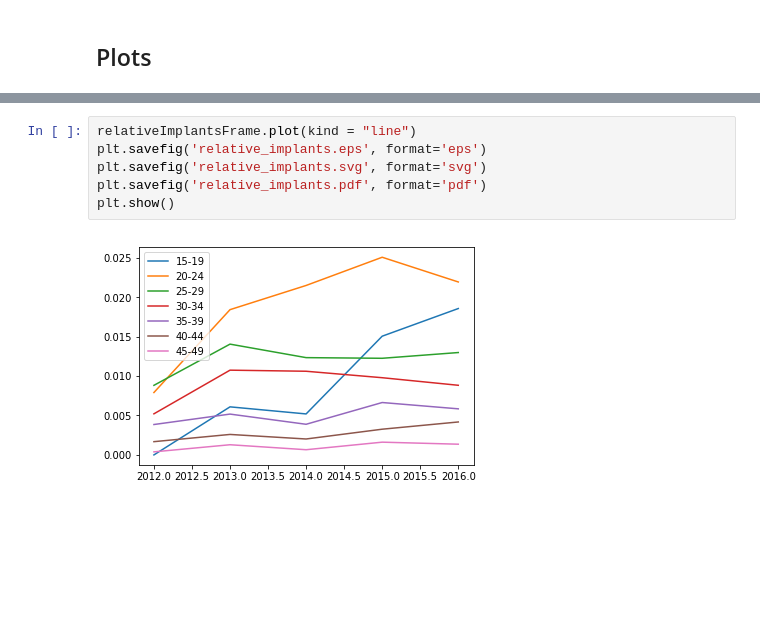
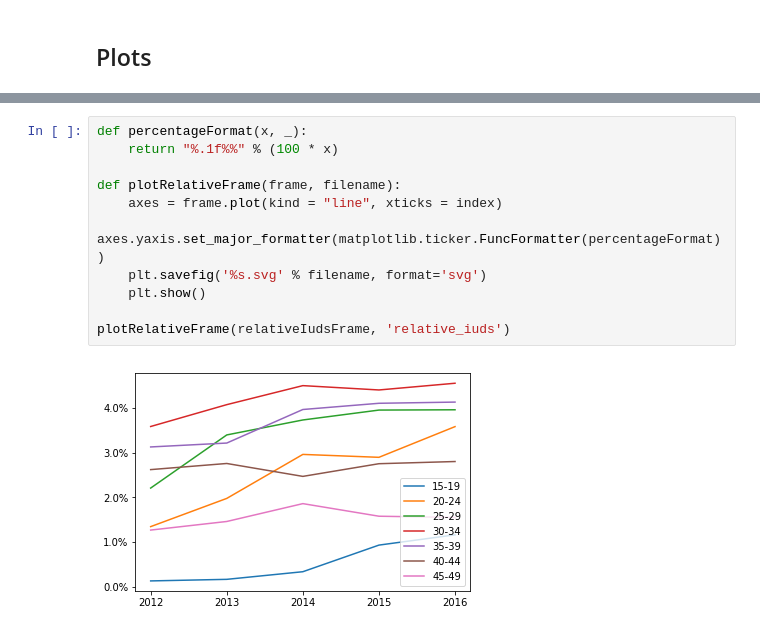
Before and after one commit to kerminen/freia, a Jupyter notebook: scripts/plots_tromsa.ipynb, the cells around one changed output, grey strips where cells are left out. Saved outputs shown, nothing was run; the diff lists cells and outputs as text; blank space fills up the shorter version.

Commit message:
- Formatted percentages on y-axis.
- Cleanup.

```diff
--- a/scripts/plots_tromsa.ipynb
+++ b/scripts/plots_tromsa.ipynb
@@ -98,8 +74,13 @@ plt.show()
-# %%
-relativeImplantsFrame.plot(kind = "line")
-plt.savefig('relative_implants.eps', format='eps')
-plt.savefig('relative_implants.svg', format='svg')
-plt.savefig('relative_implants.pdf', format='pdf')
-plt.show()
-# %% [output]
-[figure, removed]
+# %%
+def percentageFormat(x, _):
+    return "%.1f%%" % (100 * x)
+
+def plotRelativeFrame(frame, filename):
+    axes = frame.plot(kind = "line", xticks = index)
+    axes.yaxis.set_major_formatter(matplotlib.ticker.FuncFormatter(percentageFormat))
+    plt.savefig('%s.svg' % filename, format='svg')
+    plt.show()
+
+plotRelativeFrame(relativeIudsFrame, 'relative_iuds')
+# %% [output]
+[figure, added]
```
Also changed, not shown: parts of 5 cells of this notebook.
